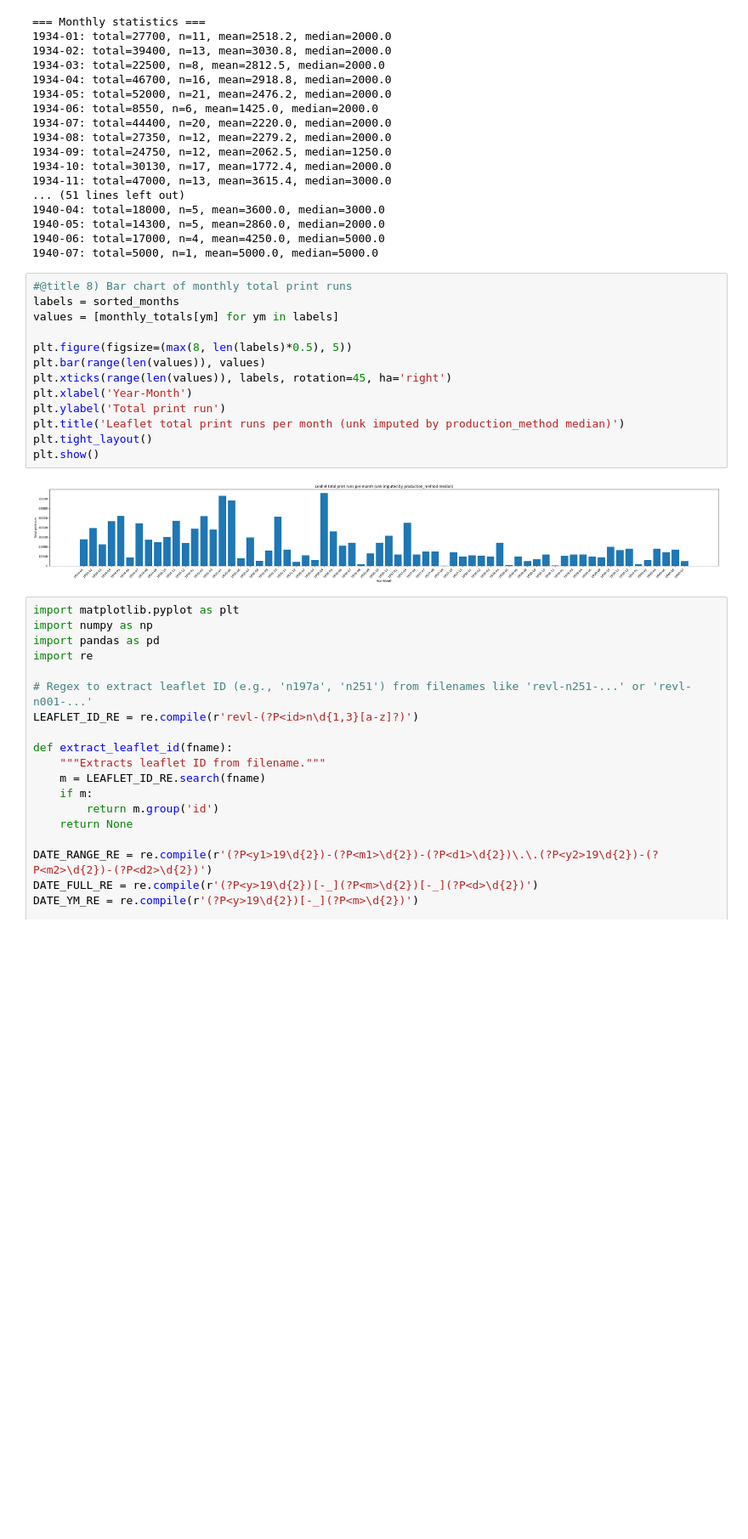
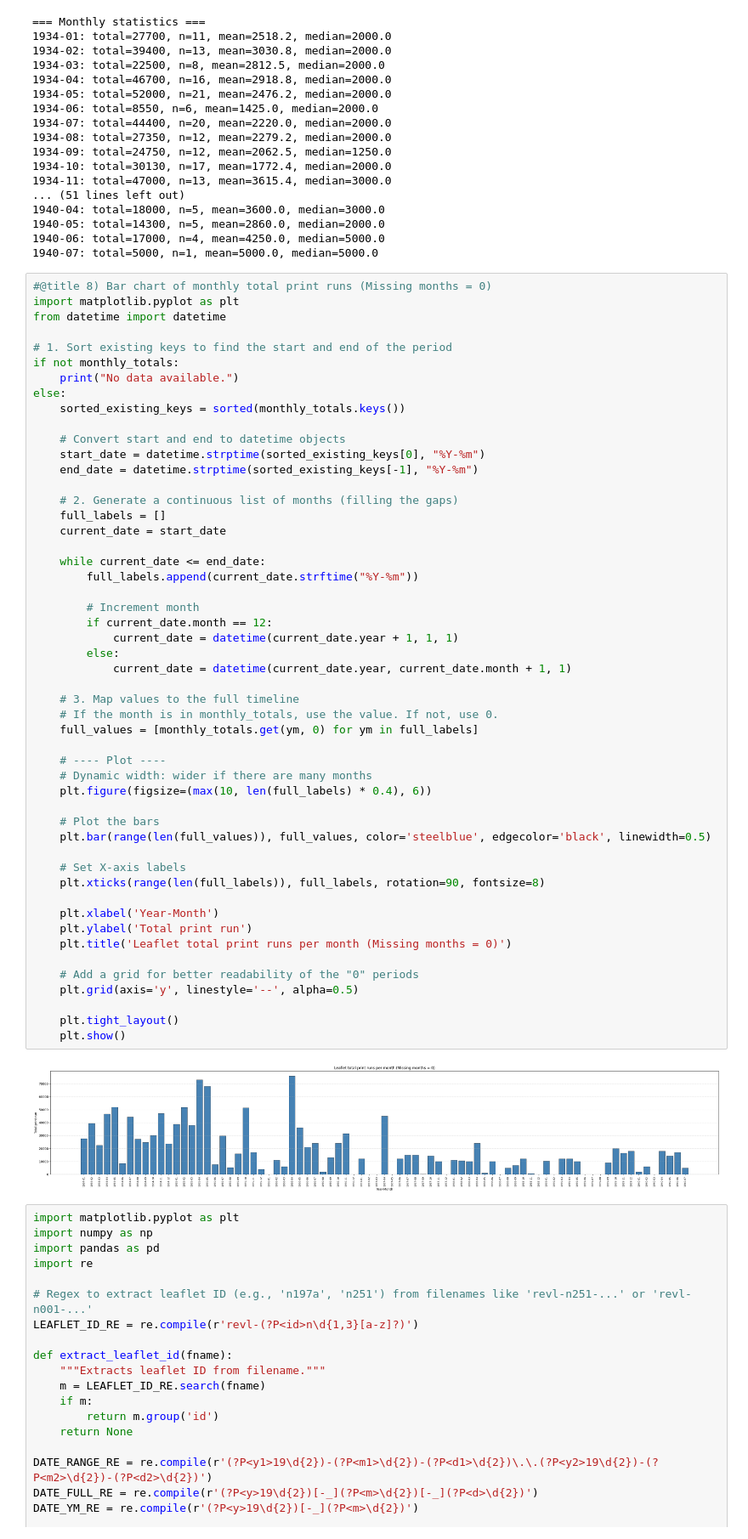
Before and after one commit to Vladusty/latvian-communist-leaflet-corpus-1934-1940, a Jupyter notebook: notebooks/leaflet_print_run_analysis_notebook/with_production_method/leaflet_print_run_analysis_1934_1940.ipynb, the cells around one changed output. Shown at 85% size. Saved outputs shown, nothing was run; the diff lists cells and outputs as text; blank space fills up the shorter version.

```diff
--- a/notebooks/leaflet_print_run_analysis_notebook/with_production_method/leaflet_print_run_analysis_1934_1940.ipynb
+++ b/notebooks/leaflet_print_run_analysis_notebook/with_production_method/leaflet_print_run_analysis_1934_1940.ipynb
@@ -207,21 +207,59 @@ for ym in sorted_months:
 1940-05: total=14300, n=5, mean=2860.0, median=2000.0
 1940-06: total=17000, n=4, mean=4250.0, median=5000.0
 1940-07: total=5000, n=1, mean=5000.0, median=5000.0
-# %%
-#@title 8) Bar chart of monthly total print runs
-labels = sorted_months
-values = [monthly_totals[ym] for ym in labels]
-
-plt.figure(figsize=(max(8, len(labels)*0.5), 5))
-plt.bar(range(len(values)), values)
-plt.xticks(range(len(values)), labels, rotation=45, ha='right')
-plt.xlabel('Year-Month')
-plt.ylabel('Total print run')
-plt.title('Leaflet total print runs per month (unk imputed by production_method median)')
-plt.tight_layout()
-plt.show()
-# %% [output]
-[figure, removed]
+# %%
+#@title 8) Bar chart of monthly total print runs (Missing months = 0)
+import matplotlib.pyplot as plt
+from datetime import datetime
+
+# 1. Sort existing keys to find the start and end of the period
+if not monthly_totals:
+    print("No data available.")
+else:
+    sorted_existing_keys = sorted(monthly_totals.keys())
+
+    # Convert start and end to datetime objects
+    start_date = datetime.strptime(sorted_existing_keys[0], "%Y-%m")
+    end_date = datetime.strptime(sorted_existing_keys[-1], "%Y-%m")
+
+    # 2. Generate a continuous list of months (filling the gaps)
+    full_labels = []
+    current_date = start_date
+
+    while current_date <= end_date:
+        full_labels.append(current_date.strftime("%Y-%m"))
+
+        # Increment month
+        if current_date.month == 12:
+            current_date = datetime(current_date.year + 1, 1, 1)
+        else:
+            current_date = datetime(current_date.year, current_date.month + 1, 1)
+
+    # 3. Map values to the full timeline
+    # If the month is in monthly_totals, use the value. If not, use 0.
+    full_values = [monthly_totals.get(ym, 0) for ym in full_labels]
+
+    # ---- Plot ----
+    # Dynamic width: wider if there are many months
+    plt.figure(figsize=(max(10, len(full_labels) * 0.4), 6))
+
+    # Plot the bars
+    plt.bar(range(len(full_values)), full_values, color='steelblue', edgecolor='black', linewidth=0.5)
+
+    # Set X-axis labels
+    plt.xticks(range(len(full_labels)), full_labels, rotation=90, fontsize=8)
+
+    plt.xlabel('Year-Month')
+    plt.ylabel('Total print run')
+    plt.title('Leaflet total print runs per month (Missing months = 0)')
+
+    # Add a grid for better readability of the "0" periods
+    plt.grid(axis='y', linestyle='--', alpha=0.5)
+
+    plt.tight_layout()
+    plt.show()
+# %% [output]
+[figure, added]
 # %%
 import matplotlib.pyplot as plt
 import numpy as np
```
Also changed, not shown: parts of 3 cells of this notebook.
